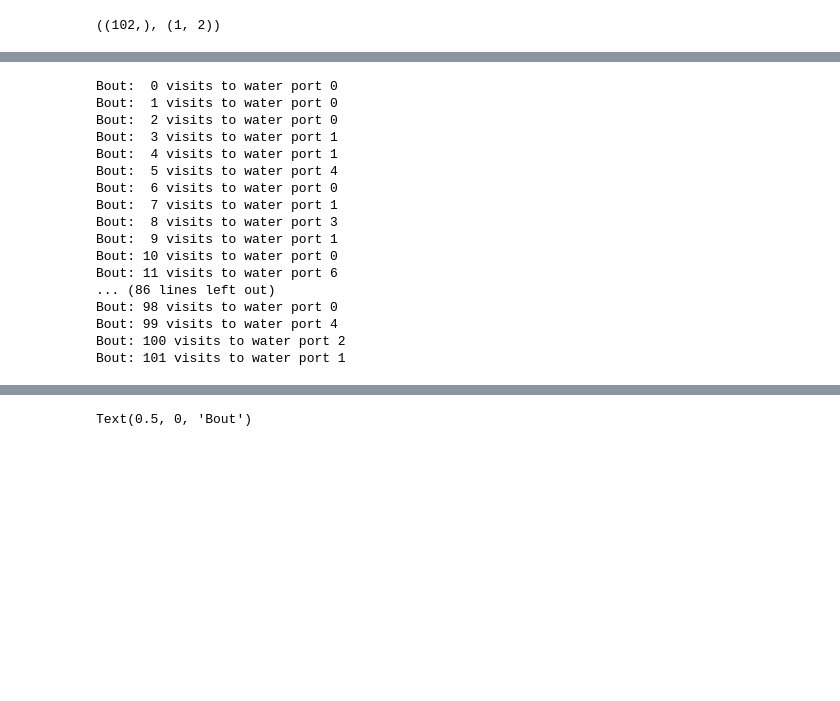
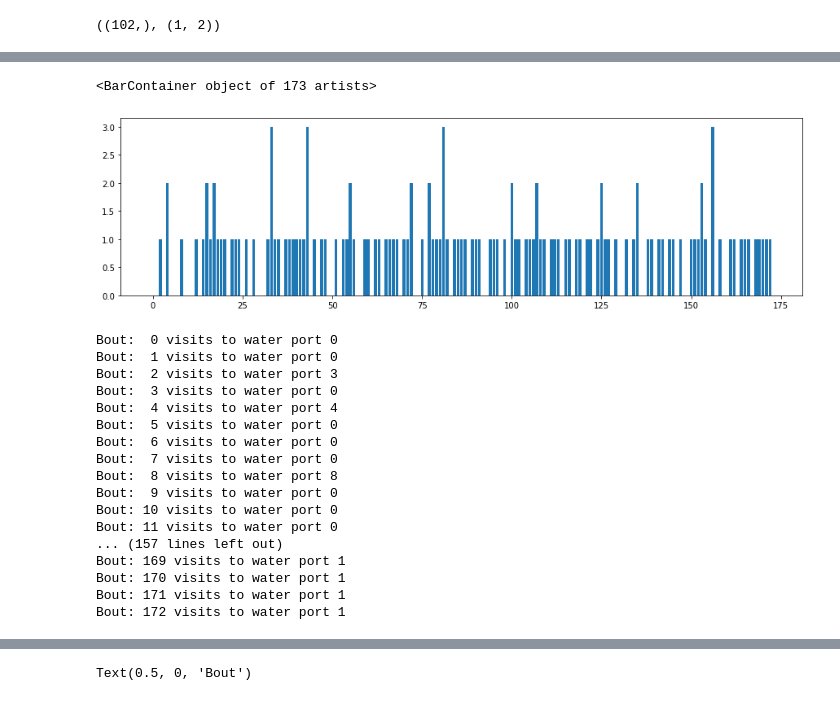
Before and after one commit to umeshksingla/MouseMazeHierRL, a Jupyter notebook: figure inter-(reward or path to water) intervals.ipynb, the cells around one changed output, grey strips where cells are left out. Drawn from its saved outputs; the diff is of its cells as text; code cells hidden in the pictures; blank space fills up the shorter version.

Commit message:
Add analysis of rwd node visits

```diff
--- a/figure inter-(reward or path to water) intervals.ipynb
+++ b/figure inter-(reward or path to water) intervals.ipynb
@@ -74,3 +69,6 @@ PlotMazeNodes(ma,figsize=6)
 shape(tf.no), shape(tf.no[0])
 # %% [output]
 ((102,), (1, 2))
+# %%
+bout = 8
+tf.no[bout][tf.no[bout][:,0]==rwd_node][:,1]
@@ -77,21 +97,30 @@ shape(tf.no), shape(tf.no[0])
+# %%
+figure(figsize=(15,4))
+bar(range(n_bouts), [len(tf.re[bout]) for bout in range(n_bouts)])
+# %% [output]
+<BarContainer object of 173 artists>
+[figure, added]
 # %%
+nickname = "C1"
+tf=LoadTraj(nickname+'-tf')
+
 for bout in range(len(tf.no)):
     print("Bout: %2d visits to water port %d" % (bout, sum(tf.no[bout][:,0]==rwd_node)))
 # %% [output]
 Bout:  0 visits to water port 0
 Bout:  1 visits to water port 0
-Bout:  2 visits to water port 0
-Bout:  3 visits to water port 1
-Bout:  4 visits to water port 1
-Bout:  5 visits to water port 4
+Bout:  2 visits to water port 3
+Bout:  3 visits to water port 0
+Bout:  4 visits to water port 4
+Bout:  5 visits to water port 0
 Bout:  6 visits to water port 0
-Bout:  7 visits to water port 1
-Bout:  8 visits to water port 3
-Bout:  9 visits to water port 1
+Bout:  7 visits to water port 0
+Bout:  8 visits to water port 8
+Bout:  9 visits to water port 0
 Bout: 10 visits to water port 0
-Bout: 11 visits to water port 6
-... (86 lines left out)
-Bout: 98 visits to water port 0
-Bout: 99 visits to water port 4
-Bout: 100 visits to water port 2
-Bout: 101 visits to water port 1
+Bout: 11 visits to water port 0
+... (157 lines left out)
+Bout: 169 visits to water port 1
+Bout: 170 visits to water port 1
+Bout: 171 visits to water port 1
+Bout: 172 visits to water port 1
```
Also changed, not shown: parts of 9 cells of this notebook.
